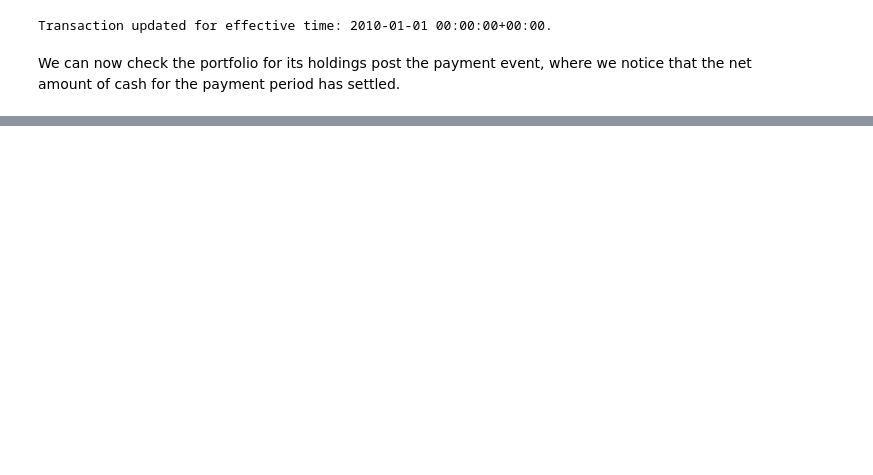
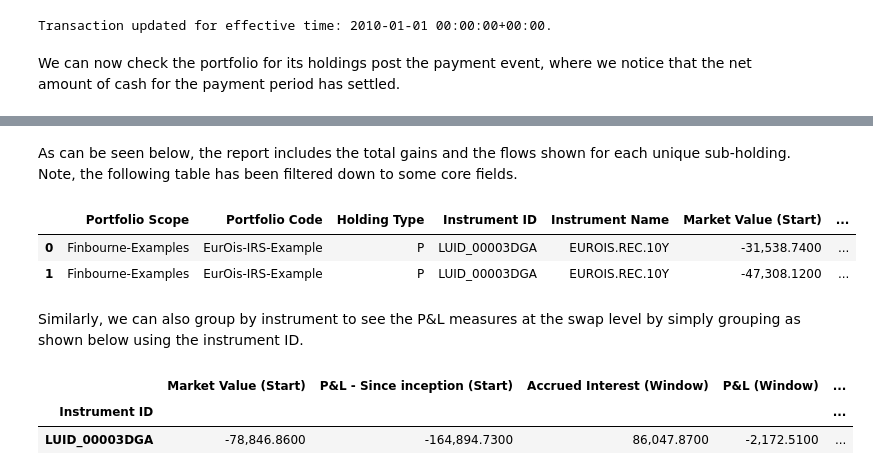
Before and after one commit to fox8090/sample-notebooks, a Jupyter notebook: examples/use-cases/instruments/Interest Rate Swap.ipynb, the cells around one changed output, grey strips where cells are left out. Drawn from its saved outputs; the diff is of its cells as text; code cells hidden in the pictures; blank space fills up the shorter version.

```diff
--- a/examples/use-cases/instruments/Interest Rate Swap.ipynb
+++ b/examples/use-cases/instruments/Interest Rate Swap.ipynb
@@ -1034,0 +1061,39 @@ format_a2b_df(a2b)
+# %% [markdown]
+As can be seen below, the report includes the total gains and the flows shown for each unique sub-holding. Note, the following table has been filtered down to some core fields.
+# %%
+# Rename A2B columns in df
+rename_cols = {
+    "portfolio_id.scope": "Portfolio Scope",
+    "portfolio_id.code": "Portfolio Code",
+    "holding_type": "Holding Type",
+    "instrument_uid": "Instrument ID",
+    "Name(default-Properties)": "Instrument Name",
+    "start.portfolio_currency.total": "Market Value (Start)",
+    "start.portfolio_currency.components.MarketGain": "P&L - Since inception (Start)",
+    "start.portfolio_currency.components.AccruedInterest": "Accrued Interest (Window)",
+    "gains.portfolio_currency.total":"P&L (Window)",
+    "gains.portfolio_currency.components.DeltaMarketGain": "Market Gain (Window)",
+    "carry.portfolio_currency.total": "Carry (Window)",
+    "end.portfolio_currency.total": "Market Value (End)",
+    "end.portfolio_currency.components.MarketGain": "P&L - Since inception (End)",
+    "end.portfolio_currency.components.AccruedInterest": "Accrued Interest (End)"
+}
+
+# Format and filter A2B
+a2b_df = lusid_response_to_data_frame(a2b, rename_properties=True)
+col_filters = rename_cols.keys()
+a2b_df = a2b_df[col_filters].copy()
+a2b_df.rename(columns=rename_cols, inplace=True)
+a2b_df
+# %% [output]
+|  | Portfolio Scope | Portfolio Code | Holding Type | Instrument ID | Instrument Name | Market Value (Start) | ... |
+| 0 | Finbourne-Examples | EurOis-IRS-Example | P | LUID_00003DGA | EUROIS.REC.10Y | -31,538.7400 | ... |
+| 1 | Finbourne-Examples | EurOis-IRS-Example | P | LUID_00003DGA | EUROIS.REC.10Y | -47,308.1200 | ... |
+# %% [markdown]
+Similarly, we can also group by instrument to see the P&L measures at the swap level by simply grouping as shown below using the instrument ID.
+# %%
+a2b_df.groupby("Instrument ID").sum()
+# %% [output]
+|  | Market Value (Start) | P&L - Since inception (Start) | Accrued Interest (Window) | P&L (Window) | ... |
+| Instrument ID |  |  |  |  | ... |
+| LUID_00003DGA | -78,846.8600 | -164,894.7300 | 86,047.8700 | -2,172.5100 | ... |
```
Also changed, not shown: parts of 26 cells of this notebook, 1 other file.
